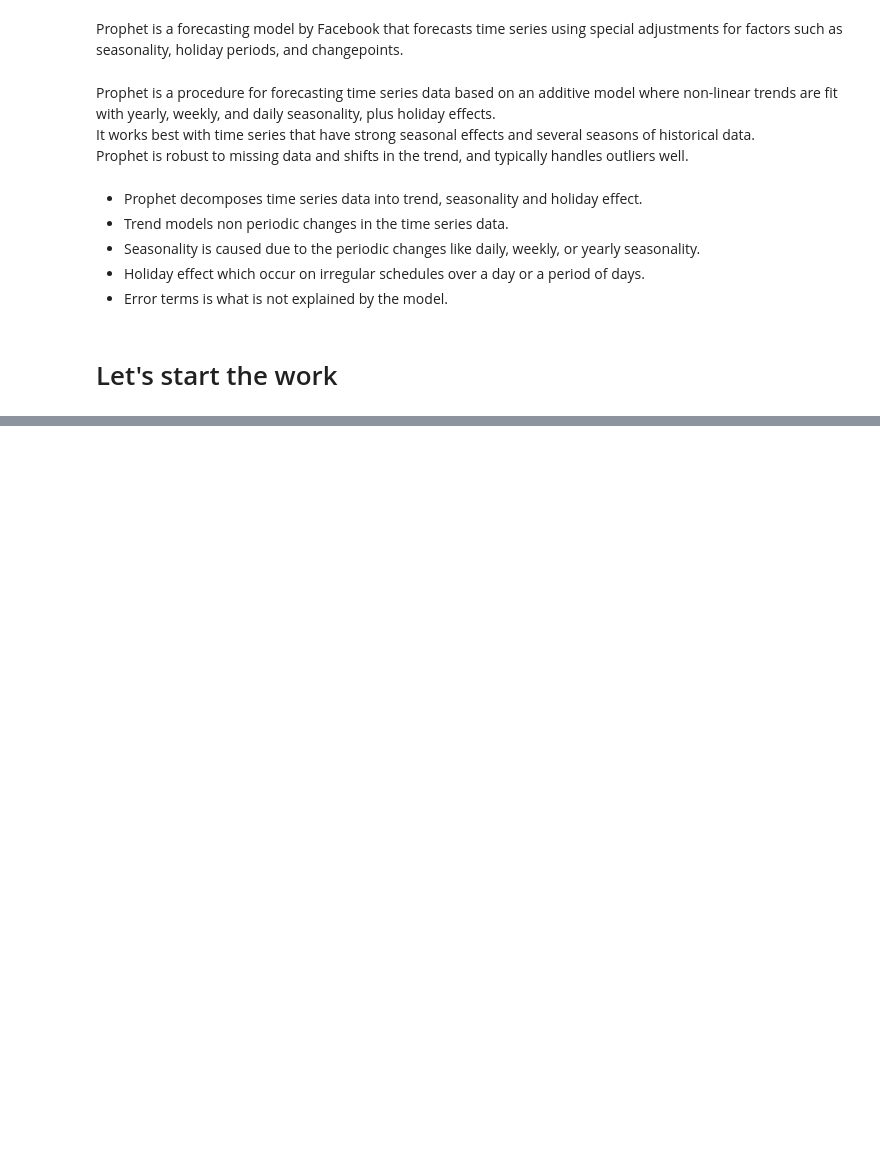
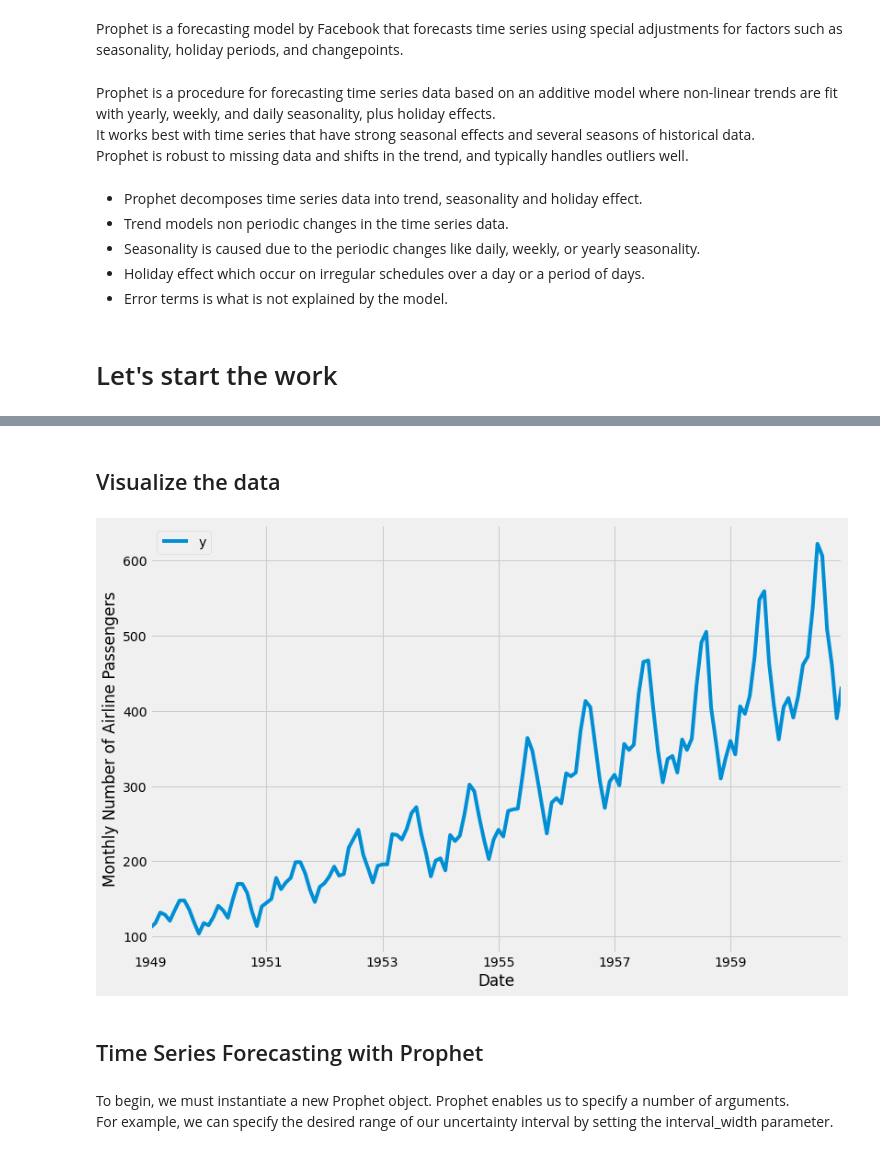
Before and after one commit to geehaad/Time-Series_Different-models, a Jupyter notebook: Fprophet/Untitled.ipynb, the cells around one changed output, grey strips where cells are left out. Cells and saved outputs as stored; diff of their text form; code cells hidden in the pictures; blank space fills up the shorter version.

```diff
--- a/Fprophet/Untitled.ipynb
+++ b/Fprophet/Untitled.ipynb
@@ -31,3 +36,9 @@ import pandas as pd
+# %%
+import numpy as np
+import pandas as pd
+import matplotlib.pyplot as plt
+%matplotlib inline
+plt.style.use('fivethirtyeight')
 # %%
 path = "../Data/AirPassengers.csv"
 df = pd.read_csv(path,parse_dates=[0])
@@ -33,0 +70,3 @@ df = pd.read_csv(path,parse_dates=[0])
+# %%
+df['Month'] = pd.DatetimeIndex(df['Month'])
+df.dtypes
@@ -33,0 +83,5 @@ df = pd.read_csv(path,parse_dates=[0])
+# %%
+df = df.rename(columns={'Month': 'ds',
+                        '#Passengers': 'y'})
+
+df.head()
@@ -33,0 +95,14 @@ df = pd.read_csv(path,parse_dates=[0])
+# %% [markdown]
+## Visualize the data
+# %%
+ax = df.set_index('ds').plot(figsize=(12, 8))
+ax.set_ylabel('Monthly Number of Airline Passengers')
+ax.set_xlabel('Date')
+
+plt.show()
+# %% [output]
+[figure, added]
+# %% [markdown]
+## Time Series Forecasting with Prophet
+# %% [markdown]
+To begin, we must instantiate a new Prophet object. Prophet enables us to specify a number of arguments.<br> For example, we can specify the desired range of our uncertainty interval by setting the interval_width parameter.
```
Also changed, not shown: parts of 23 cells of this notebook.
